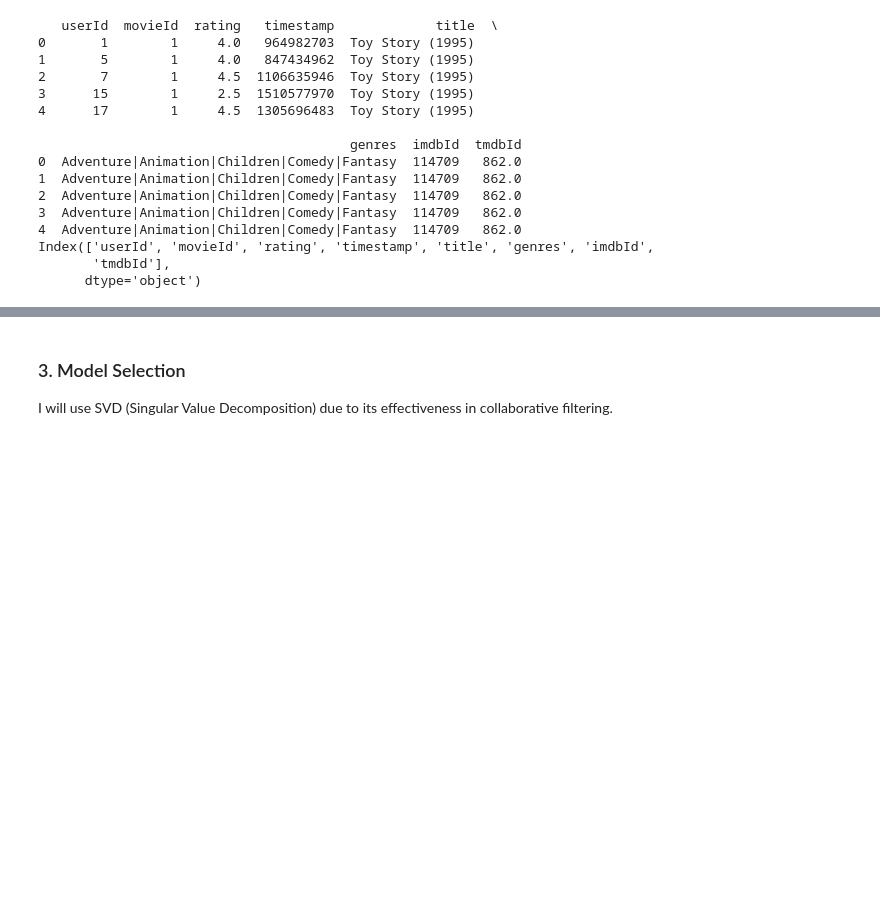
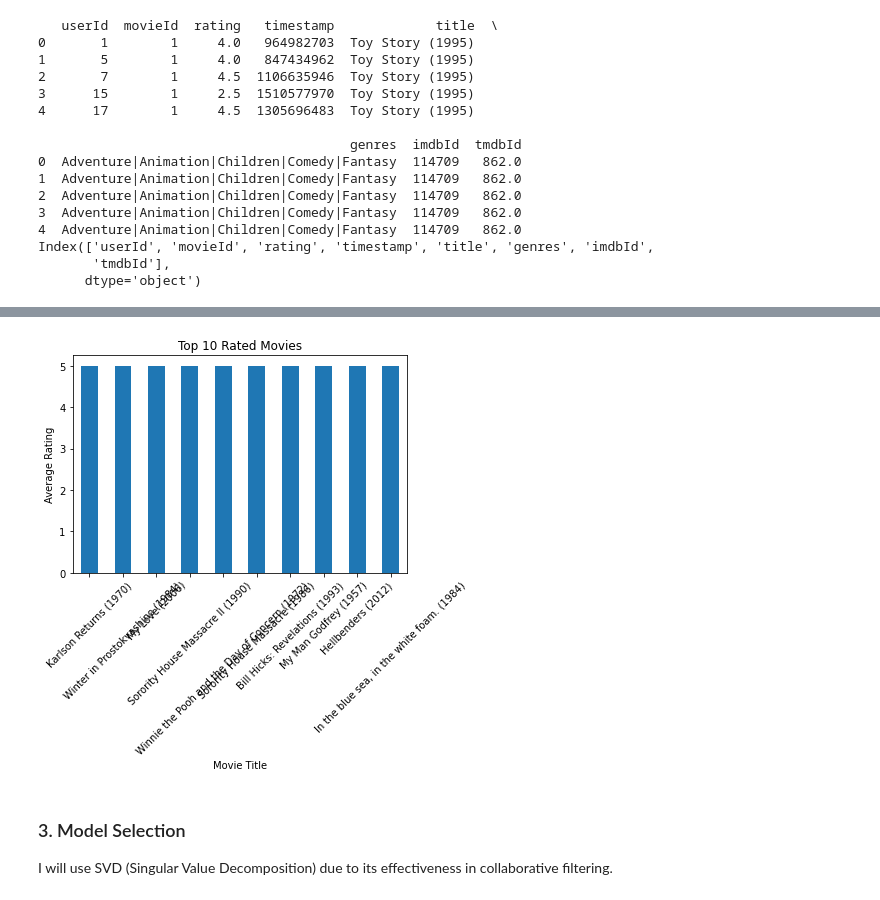
Before and after one commit to CYNTHIA-ATIENO/Movie-Recommendation-System-Group_12-Project, a Jupyter notebook: Ipynbs/Cynthia.ipynb, the cells around one changed output, grey strips where cells are left out. Saved outputs shown, nothing was run; the diff lists cells and outputs as text; code cells hidden in the pictures; blank space fills up the shorter version.

```diff
--- a/Ipynbs/Cynthia.ipynb
+++ b/Ipynbs/Cynthia.ipynb
@@ -93,3 +105,14 @@ Index(['userId', 'movieId', 'rating', 'timestamp', 'title', 'genres', 'imdbId',
+# %%
+# bar charts showing the most highly rated movies across different genres or by user demographics.
+top_movies = merged_df.groupby('title')['rating'].mean().sort_values(ascending=False).head(10)
+top_movies.plot(kind='bar')
+plt.title('Top 10 Rated Movies')
+plt.xlabel('Movie Title')
+plt.ylabel('Average Rating')
+plt.xticks(rotation=45)
+plt.show()
+# %% [output]
+[figure, added]
 # %%
 # select relevant columns
 df = merged_df[['userId', 'movieId', 'rating']]
```
Also changed, not shown: parts of 6 cells of this notebook.
